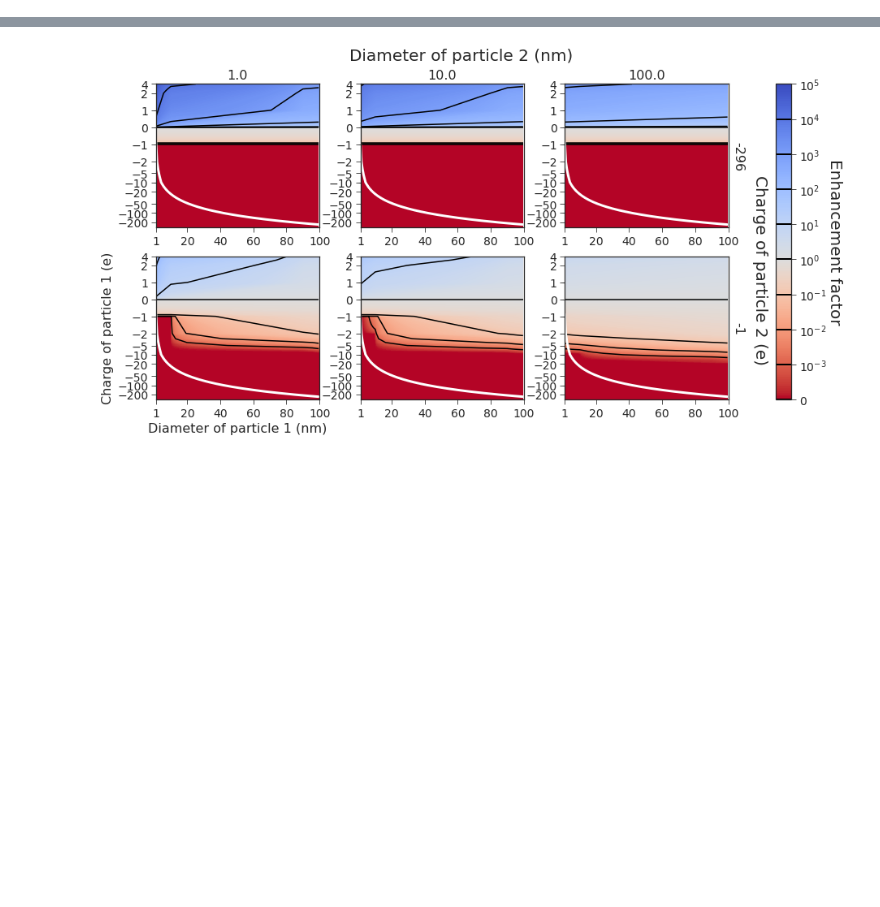
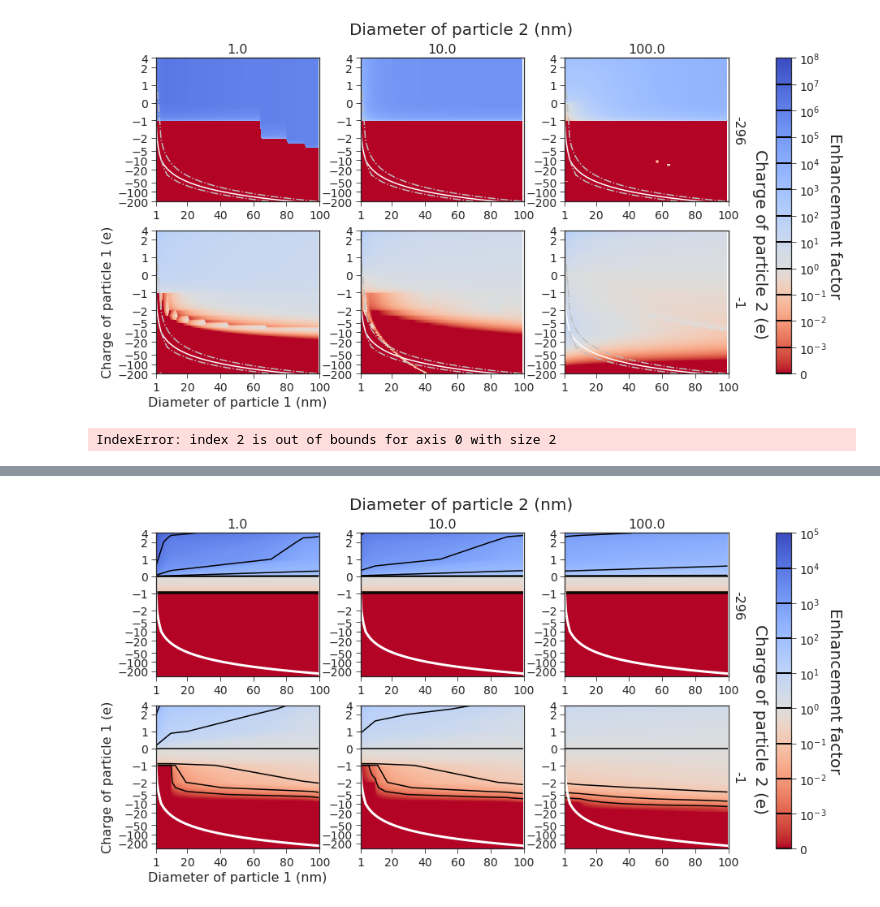
Before and after one commit to caos21/ndust, a Jupyter notebook: press/efactor-results-symlog.ipynb, the cells around one changed output, grey strips where cells are left out. Cells and saved outputs as stored; diff of their text form; code cells hidden in the pictures; blank space fills up the shorter version.

```diff
--- a/press/efactor-results-symlog.ipynb
+++ b/press/efactor-results-symlog.ipynb
@@ -702,0 +834,33 @@ class mplot4d(object):
+# %%
+# ll=[0, 1, 2]
+ll=[0, 9, 99]
+ql=[0, 295]
+m4X.set_grid(0, 99, 0, 301)
+
+m4X.logvmax = 8
+m4X.logvmin = -4
+m4X.minvalue = 10**m4X.logvmin
+
+m4X.contour_width = 0.0
+#test.loglevels = np.array([0, 1, 2, 5, 10, 20, 50, 100, 200, 500])
+m4X.plot_fsymlog_c(ll, ql, filename='test', xaxticks=[1, *np.arange(20, 120, 20)],
+                  yaxticks=[-200, -100, -50, -20, -10, -5, -2, -1, 0, 1, 2, 5],
+                  vsize=3*2.25, hsize=4.5*3,
+                  mean_charge=qms)
+# %% [output]
+[figure, added]
+# %%
+# ll=[0, 1, 2]
+ll=[0, 9, 99]
+ql=[0, 132, 295]
+m4X.set_grid(0, 99, 0, 301)
+m4X.logvmax = 8
+m4X.logvmin = -4
+m4X.minvalue = 10**m4X.logvmin
+m4X.contour_width = 0.5
+#test.loglevels = np.array([0, 1, 2, 5, 10, 20, 50, 100, 200, 500])
+m4X.plot_fsymlog(ll, ql, filename='test', xaxticks=[1, *np.arange(20, 120, 20)],
+                  yaxticks=[-300, -200, -100, -50, -20, -10, -5, -2, -1, 0, 1, 2, 5],
+                  mean_charge=qms)
+# %% [output]
+IndexError: index 2 is out of bounds for axis 0 with size 2
```
Also changed, not shown: parts of 23 cells of this notebook, 6 other files.
